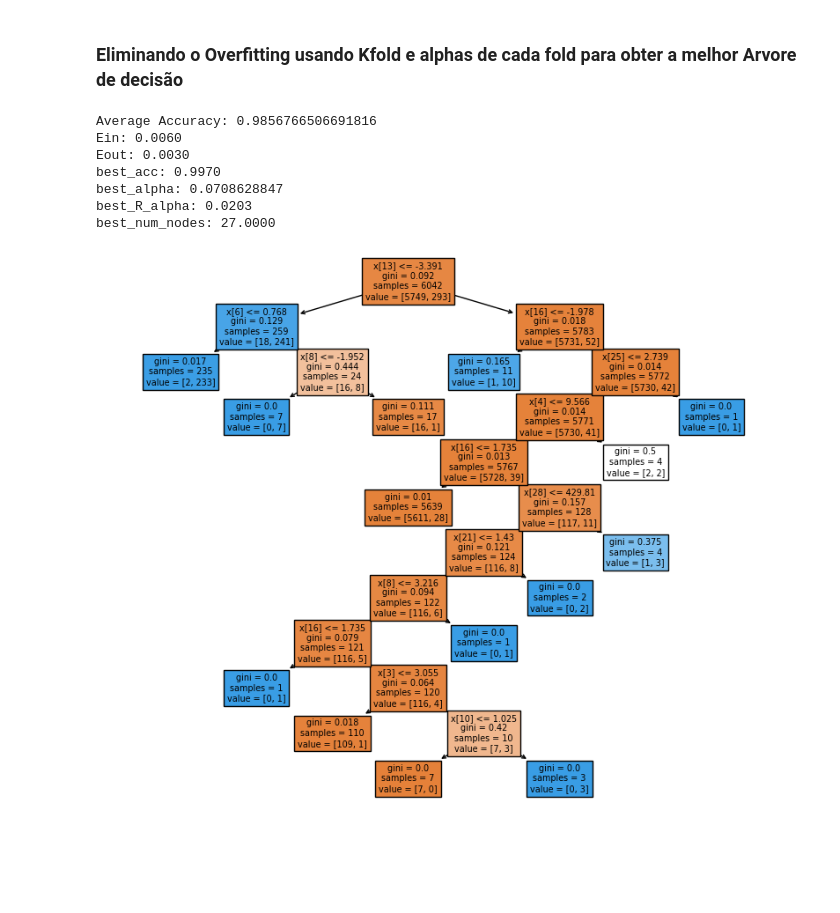
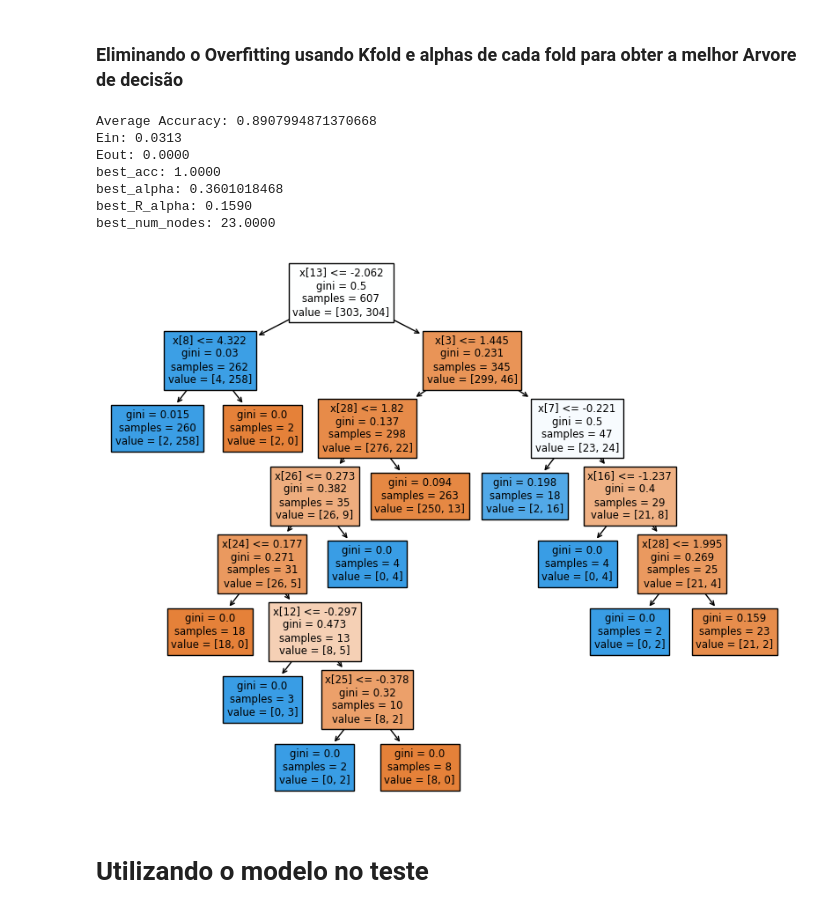
Before and after one commit to HodricVieira/Reconhecimento-de-digitos-ML-2023.2, a Jupyter notebook: Projeto 2.1/arvore_credito.ipynb, the cells around one changed output. Drawn from its saved outputs; the diff is of its cells as text; code cells hidden in the pictures; blank space fills up the shorter version.

```diff
--- a/Projeto 2.1/arvore_credito.ipynb
+++ b/Projeto 2.1/arvore_credito.ipynb
@@ -43,8 +43,8 @@ Name: Class, dtype: int64
 0    492
 Name: Class, dtype: int64
 # %%
-X = np.array(data.drop(['Class'], axis = 1))
-Y = np.array(data['Class'])
+X = np.array(normal_distributed_data.drop(['Class'], axis = 1))
+Y = np.array(normal_distributed_data['Class'])
 # %% [markdown]
 ### Separando em treino, validação e teste
 # %%
@@ -177,11 +193,11 @@ weighted avg       0.99      0.99      0.99      2099
 # %% [markdown]
 ### Eliminando o Overfitting usando Kfold e alphas de cada fold para obter a melhor Arvore de decisão
 # %%
-RANDOM_STATE = 3
+RANDOM_STATE = 6
 best_acc = 0
 
 # Garante que cada fold esteja balanceado
-skf = StratifiedKFold(n_splits=10, shuffle=True)
+skf = StratifiedKFold(n_splits=29, shuffle=True, random_state=RANDOM_STATE)
 
 # Inicializa a lista de armazenar os acurácias de cada fold
 accuracies = []
@@ -207,38 +223,40 @@ for train_index, test_index in skf.split(X_train, Y_train):
 
         # Avalia o modelo
         accuracy = accuracy_score(y_test_fold, clf.predict(X_test_fold))
         accuracies.append(accuracy)
 
         # Salva o melhor modelo
         if accuracy > best_acc:
             best_acc = accuracy
             best_model = clf
             best_alpha = alpha
             Ein = 1 - accuracy_score(y_train_fold, clf.predict(X_train_fold))
             Eout = 1 - accuracy
             best_R_alpha = R_alpha
             best_num_nodes = num_nodes
 
 
 # Calcula a acurácia média
 avg_accuracy = np.mean(accuracies)
 print("Average Accuracy:", avg_accuracy)
 
 print('Ein: %0.4f' % Ein)
 print('Eout: %0.4f' % Eout)
 print('best_acc: %0.4f' % best_acc)
 print('best_alpha: %0.10f' % best_alpha)
 print('best_R_alpha: %0.4f' % best_R_alpha)
 print('best_num_nodes: %0.4f' % best_num_nodes)
 plt.figure(figsize=(10, 8))
 plot_tree(best_model, filled=True)
 plt.show()
 # %% [output]
-Average Accuracy: 0.9856766506691816
-Ein: 0.0060
-Eout: 0.0030
-best_acc: 0.9970
-best_alpha: 0.0708628847
-best_R_alpha: 0.0203
-best_num_nodes: 27.0000
+Average Accuracy: 0.8907994871370668
+Ein: 0.0313
+Eout: 0.0000
+best_acc: 1.0000
+best_alpha: 0.3601018468
+best_R_alpha: 0.1590
+best_num_nodes: 23.0000
-[figure, old version]
+[figure, new version]
+# %% [markdown]
+# Utilizando o modelo no teste
```
Also changed, not shown: parts of 7 cells of this notebook, 2 other files.
